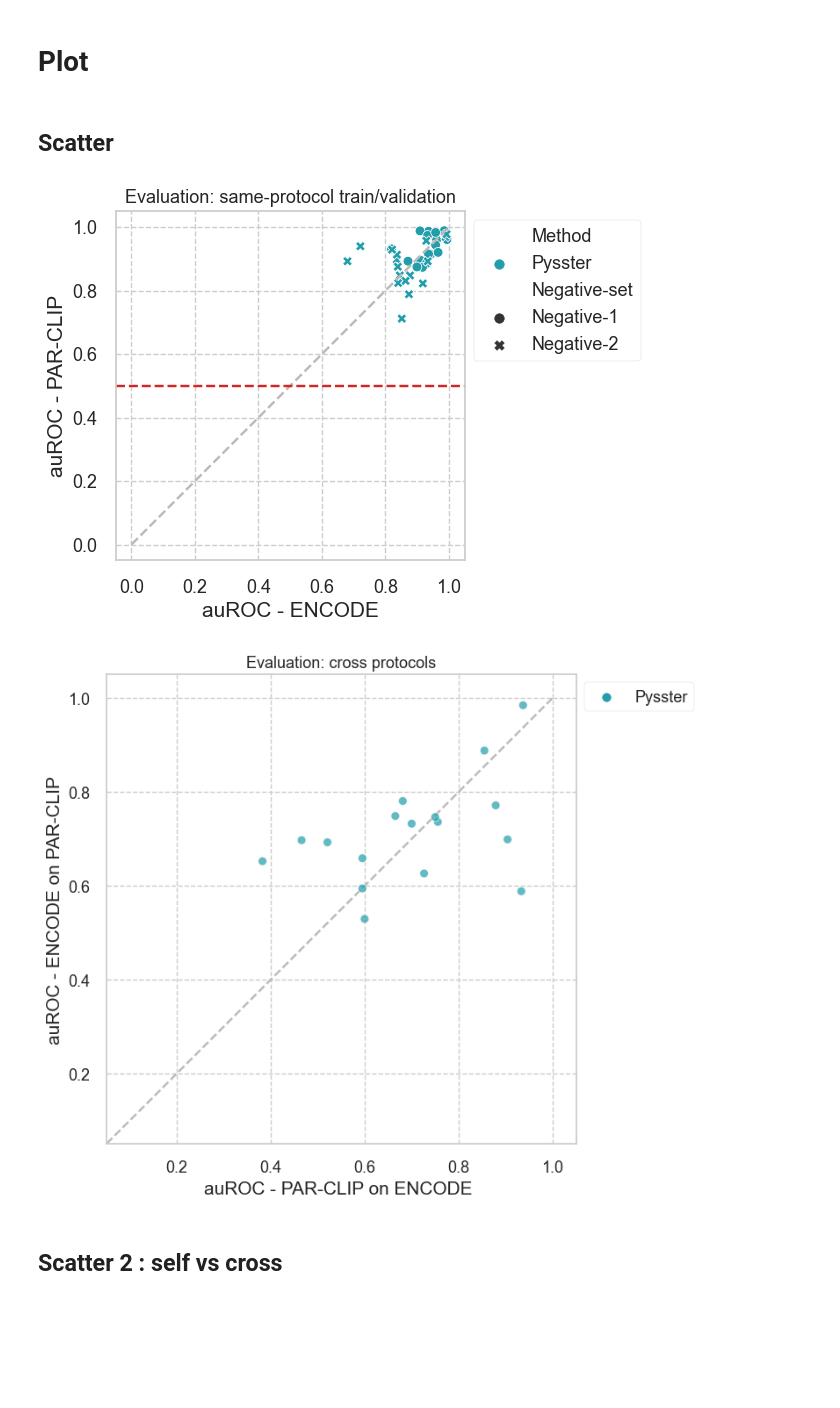
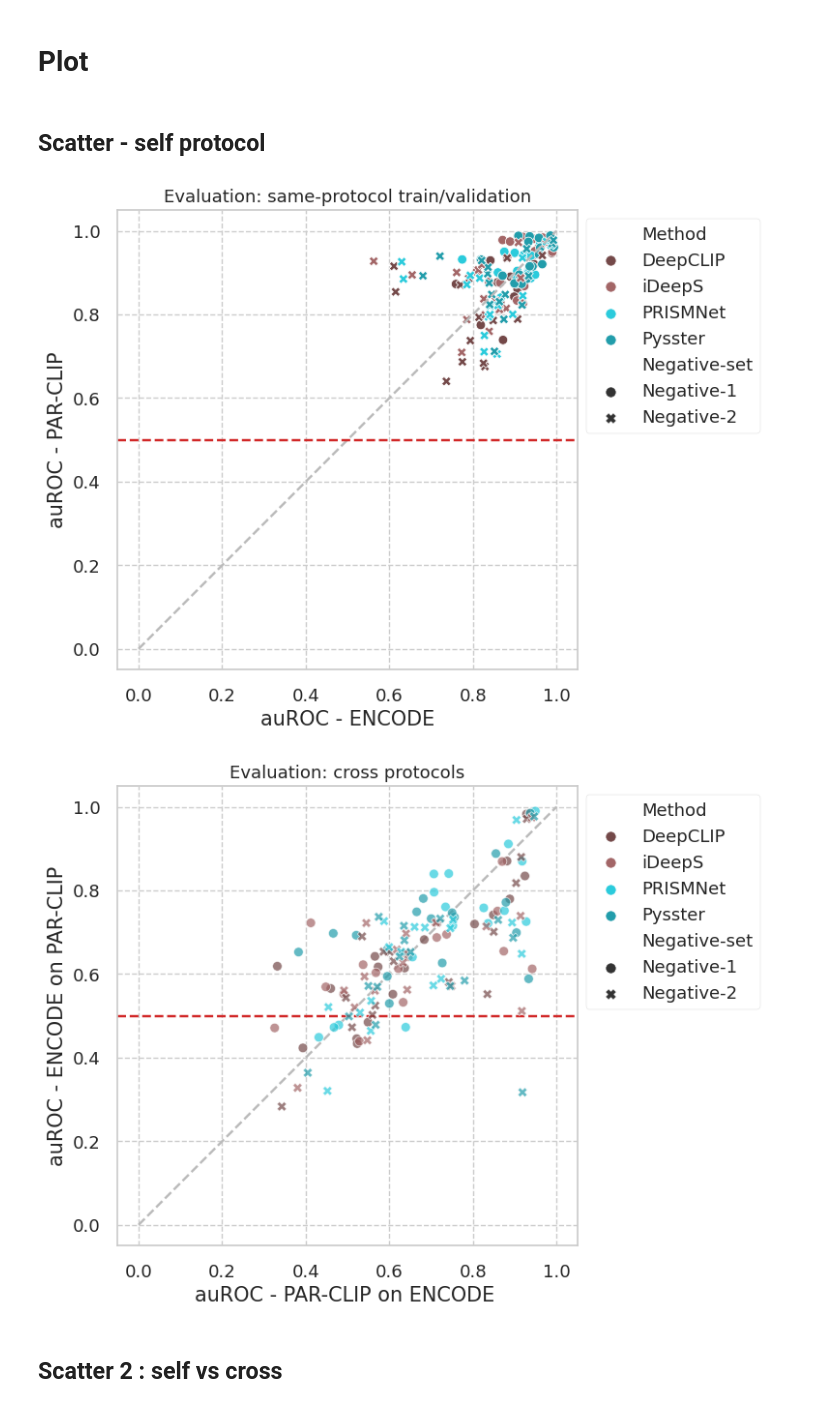
Before and after one commit to mhorlacher/Benchmark-RBP, a Jupyter notebook: analyses/notebooks/cross_protocols.ipynb, the cells around one changed output. Saved outputs shown, nothing was run; the diff lists cells and outputs as text; code cells hidden in the pictures; blank space fills up the shorter version.

Commit message:
Executed cross protocols notebook manually with final datasets

```diff
--- a/analyses/notebooks/cross_protocols.ipynb
+++ b/analyses/notebooks/cross_protocols.ipynb
@@ -1,12 +1,10 @@
 # %%
-#path_main_summarized_table = "../datasets/2023-01-01_benchmark_processed_data/2023-01-27_FullTableAurocFiltered.tsv"
-#path_crossprot_summarized_table = "../results/2023-01-01/00_processed/crossProt/aurocs.tsv.gz"
 path_main_summarized_table = "../results/2023-05-24/00_processed/main/aurocs.tsv.gz"
 path_crossprot_summarized_table = "../results/2023-05-24/00_processed/crossProt/aurocs.tsv.gz"
 
 path_config_viz = "../config/visualization.yaml"
-path_output_dir = "./"
-export_plots = False
+path_output_dir = "./cross_protocols/"
+export = True
 # %% [markdown]
 # Forewords
 # %% [markdown]
@@ -276,12 +297,14 @@ parclip_selfcross_merged_n2 = pd.merge(
 # %% [markdown]
 # Plot
 # %% [markdown]
-## Scatter
+## Scatter - self protocol
 # %%
 panel_name = 'kl'
 
-if export_plots:
-    savefig_file = f"plots/fig3/panel_{panel_name}.{{EXT}}"
+figure_name = "self_protocol_aurocs.PAR-CLIP_vs_ENCODE"
+
+if export:
+    savefig_file = str(Path(path_output_dir) / f"{figure_name}.{{EXT}}")
 else:
     savefig_file = None
 
@@ -318,6 +341,7 @@ ax1.set_title("Evaluation: same-protocol train/validation")
 
 fig.subplots_adjust(left=0.20, bottom=0.15, right=0.65)
 
+plt.tight_layout()
 
 if savefig_file:
     my_savefig(savefig_file)
@@ -325,12 +349,14 @@ if savefig_file:
 
 plt.show()
 # %% [output]
-[figure, old version]
+[figure, new version]
 # %%
 panel_name = 'i'
 
-if export_plots:
-    savefig_file = f"plots/fig3/panel_j.{{EXT}}"
+figure_name = "cross_protocol_aurocs.PAR-CLIP_vs_ENCODE"
+
+if export:
+    savefig_file = str(Path(path_output_dir) / f"{figure_name}.{{EXT}}")
 else:
     savefig_file = None
 
@@ -339,41 +365,46 @@ fig = plt.figure(figsize=[v*5 for v in FIG3_PANEL_SIZES[panel_name]])
 ax1 = fig.add_subplot(1,1,1,)
 
 sns.scatterplot(
-    data=cross_ct_merged_n1,
+    data=pd.concat([
+            cross_ct_merged_n1.assign(negativeset='Negative-1'),
+            cross_ct_merged_n2.assign(negativeset='Negative-2'),]
+            ).rename(columns={'arch':'Method','negativeset':'Negative-set'}),
     x='auroc.EC',
     y='auroc.PC',
-    hue='arch',
+    hue='Method',
+    style='Negative-set',
     palette=arch_colors,
     zorder=10,
     alpha=0.7,
     ax=ax1)
 
 plt.legend(bbox_to_anchor=(1,1,))
 
 
 ax1.plot([0,1],[0,1], linestyle='--', color='#BBBBBB')
+ax1.axhline(0.5, linestyle='--', color='#D12727')
 
 ax1.set_aspect('equal')
 
-ax1.set_xlim([0.05,1.05])
-ax1.set_ylim([0.05,1.05])
+ax1.set_xlim([-0.05,1.05])
+ax1.set_ylim([-0.05,1.05])
 
 ax1.set_xlabel('auROC - PAR-CLIP on ENCODE ')
 ax1.set_ylabel('auROC - ENCODE on PAR-CLIP')
 
 ax1.set_title("Evaluation: cross protocols")
 
 fig.subplots_adjust(left=0.20, bottom=0.15, right=0.65)
 
 plt.tight_layout()
 
 
 if savefig_file:
     my_savefig(savefig_file)
 
 plt.show()
 # %% [output]
-[figure, old version]
+[figure, new version]
 # %% [markdown]
 ## Scatter 2 : self vs cross
 # %%
```
Also changed, not shown: parts of 12 cells of this notebook.
